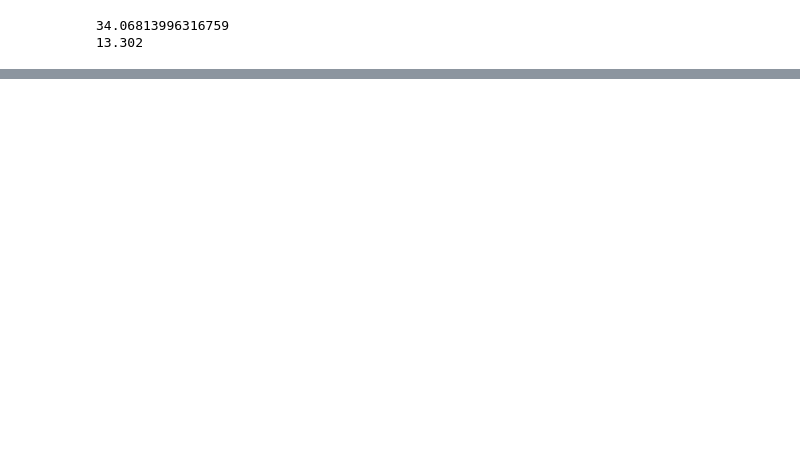
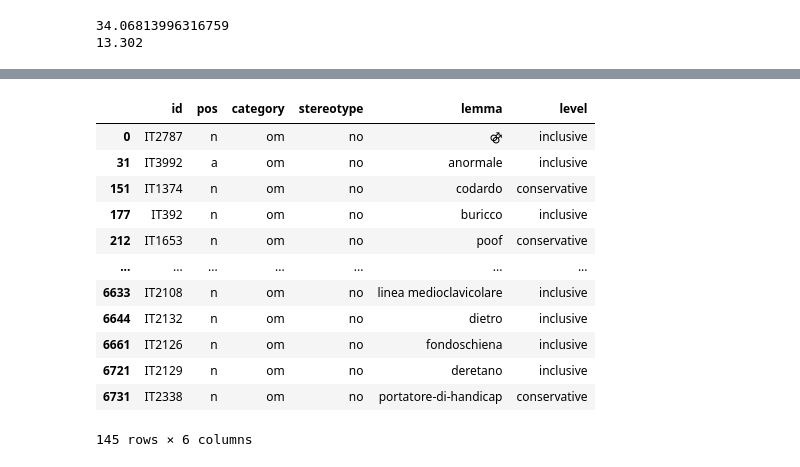
Before and after one commit to simocasaz/evalita2026-multipride-UniBO-FICLIT, a Jupyter notebook: data_analysis.ipynb, the cells around one changed output, grey strips where cells are left out. Cells and saved outputs as stored; diff of their text form; code cells hidden in the pictures; blank space fills up the shorter version.

Commit message:
feat: add hurtlex file, more analyisis on data analysis

```diff
--- a/data_analysis.ipynb
+++ b/data_analysis.ipynb
@@ -59,3 +58,8 @@ print(data['bio_length'].mean())
 # %% [output]
 34.06813996316759
 13.302
+# %%
+# Import hurtlex data from TSV
+hurtlex = pd.read_csv('data/hurtlex_IT.tsv', sep='\t')
+
+hurtlex.head()
@@ -61,0 +73,18 @@ print(data['bio_length'].mean())
+# %%
+homophobic_terms = hurtlex[hurtlex['category'] == "om"]
+
+homophobic_terms
+# %% [output]
+|  | id | pos | category | stereotype | lemma | level |
+| 0 | IT2787 | n | om | no | ⚣ | inclusive |
+| 31 | IT3992 | a | om | no | anormale | inclusive |
+| 151 | IT1374 | n | om | no | codardo | conservative |
+| 177 | IT392 | n | om | no | buricco | inclusive |
+| 212 | IT1653 | n | om | no | poof | conservative |
+| ... | ... | ... | ... | ... | ... | ... |
+| 6633 | IT2108 | n | om | no | linea medioclavicolare | inclusive |
+| 6644 | IT2132 | n | om | no | dietro | inclusive |
+| 6661 | IT2126 | n | om | no | fondoschiena | inclusive |
+| 6721 | IT2129 | n | om | no | deretano | inclusive |
+| 6731 | IT2338 | n | om | no | portatore-di-handicap | conservative |
+145 rows × 6 columns
```
Also changed, not shown: parts of 6 cells of this notebook, 3 other files.
